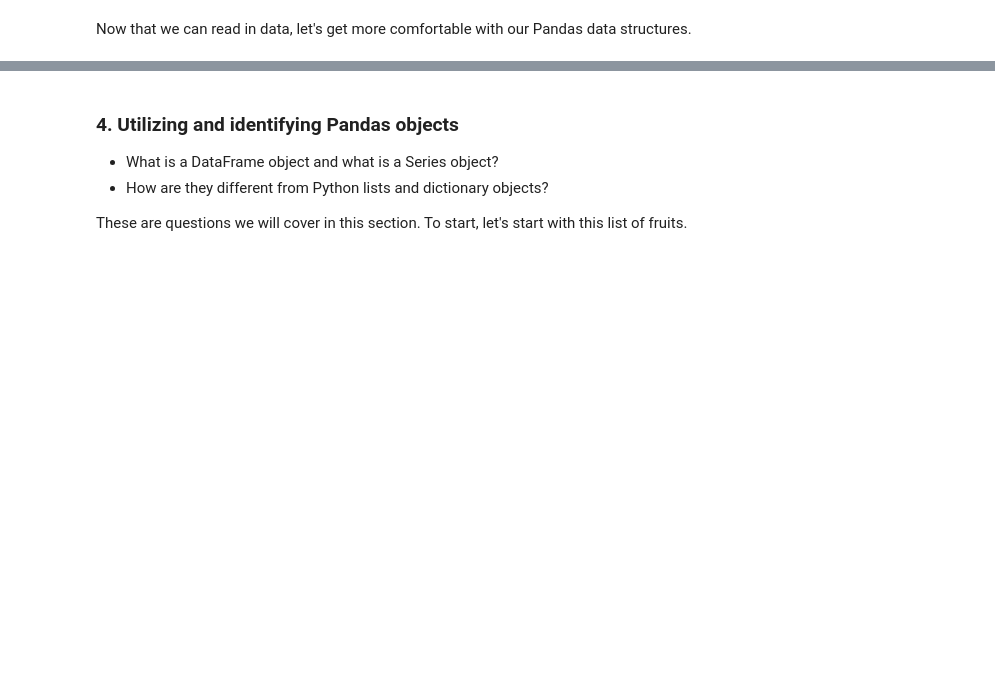
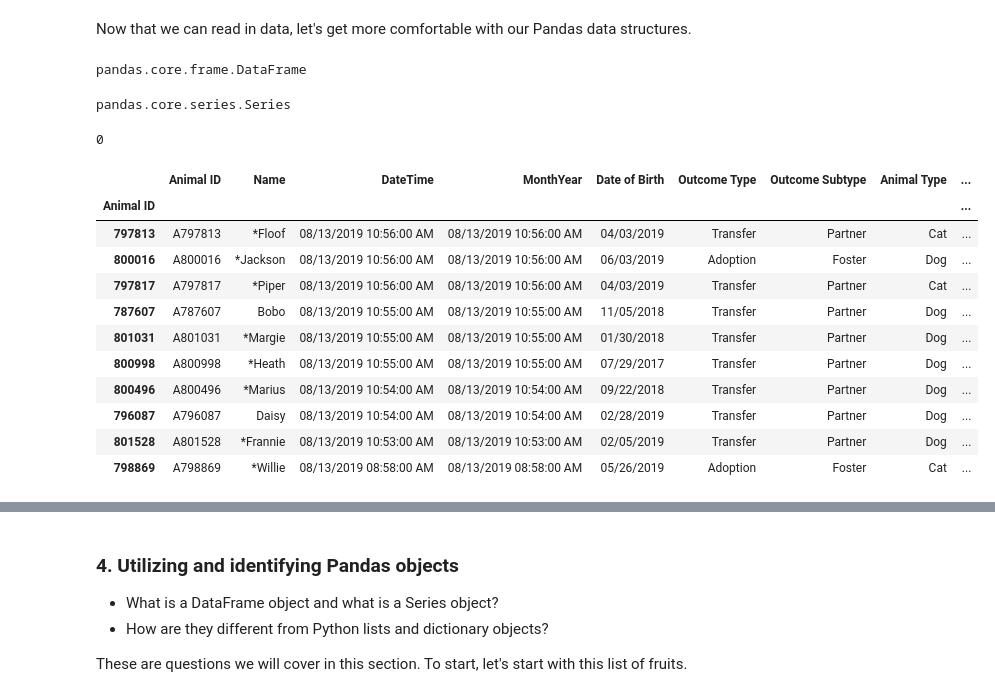
Before and after one commit to dirkstrong1/intro_numpy_pandas, a Jupyter notebook: index.ipynb, the cells around one changed output, grey strips where cells are left out. Cells and saved outputs as stored; diff of their text form; code cells hidden in the pictures; blank space fills up the shorter version.

```diff
--- a/index.ipynb
+++ b/index.ipynb
@@ -239,5 +324,3 @@ You can also load in data by using the url of an associated dataset.
 # %%
-shelter_data=pd.read_csv('https://data.austintexas.gov/api/views/9t4d-g238/rows.csv?accessType=DOWNLOAD')
+#shelter_data=pd.read_csv('https://data.austintexas.gov/api/views/9t4d-g238/rows.csv?accessType=DOWNLOAD')
 #this link is copied directly from the download option for CSV
-
-shelter_data.head()
@@ -253,7 +401,36 @@ shelter_data.columns
 Now that we can read in data, let's get more comfortable with our Pandas data structures.
 # %%
 type(shelter_data)
+# %% [output]
+pandas.core.frame.DataFrame
 # %%
 ID_series=shelter_data['Animal ID'] #you can specify particular columns in a data frame in this way.
 
 type(ID_series)
+# %% [output]
+pandas.core.series.Series
+# %%
+(~ID_series.str.startswith('A')).sum()
+# %% [output]
+0
+# %%
+animal_ids_without_a = ID_series.str.slice(start=1)
+# %%
+animal_ids_as_int = animal_ids_without_a.astype(int)
+# %%
+shelter_data.index = animal_ids_as_int
+# %%
+shelter_data.head(10)
+# %% [output]
+|  | Animal ID | Name | DateTime | MonthYear | Date of Birth | Outcome Type | Outcome Subtype | Animal Type | ... |
+| Animal ID |  |  |  |  |  |  |  |  | ... |
+| 797813 | A797813 | *Floof | 08/13/2019 10:56:00 AM | 08/13/2019 10:56:00 AM | 04/03/2019 | Transfer | Partner | Cat | ... |
+| 800016 | A800016 | *Jackson | 08/13/2019 10:56:00 AM | 08/13/2019 10:56:00 AM | 06/03/2019 | Adoption | Foster | Dog | ... |
+| 797817 | A797817 | *Piper | 08/13/2019 10:56:00 AM | 08/13/2019 10:56:00 AM | 04/03/2019 | Transfer | Partner | Cat | ... |
+| 787607 | A787607 | Bobo | 08/13/2019 10:55:00 AM | 08/13/2019 10:55:00 AM | 11/05/2018 | Transfer | Partner | Dog | ... |
+| 801031 | A801031 | *Margie | 08/13/2019 10:55:00 AM | 08/13/2019 10:55:00 AM | 01/30/2018 | Transfer | Partner | Dog | ... |
+| 800998 | A800998 | *Heath | 08/13/2019 10:55:00 AM | 08/13/2019 10:55:00 AM | 07/29/2017 | Transfer | Partner | Dog | ... |
+| 800496 | A800496 | *Marius | 08/13/2019 10:54:00 AM | 08/13/2019 10:54:00 AM | 09/22/2018 | Transfer | Partner | Dog | ... |
+| 796087 | A796087 | Daisy | 08/13/2019 10:54:00 AM | 08/13/2019 10:54:00 AM | 02/28/2019 | Transfer | Partner | Dog | ... |
+| 801528 | A801528 | *Frannie | 08/13/2019 10:53:00 AM | 08/13/2019 10:53:00 AM | 02/05/2019 | Transfer | Partner | Dog | ... |
+| 798869 | A798869 | *Willie | 08/13/2019 08:58:00 AM | 08/13/2019 08:58:00 AM | 05/26/2019 | Adoption | Foster | Cat | ... |
```
Also changed, not shown: parts of 40 cells of this notebook, 2 other files.
